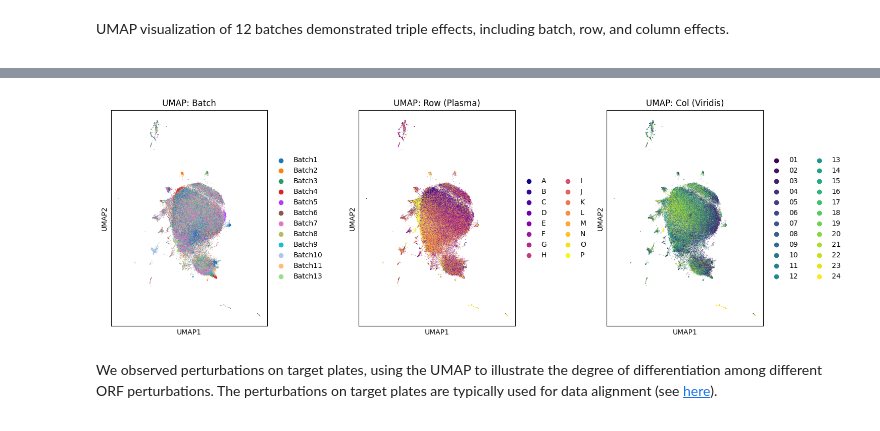
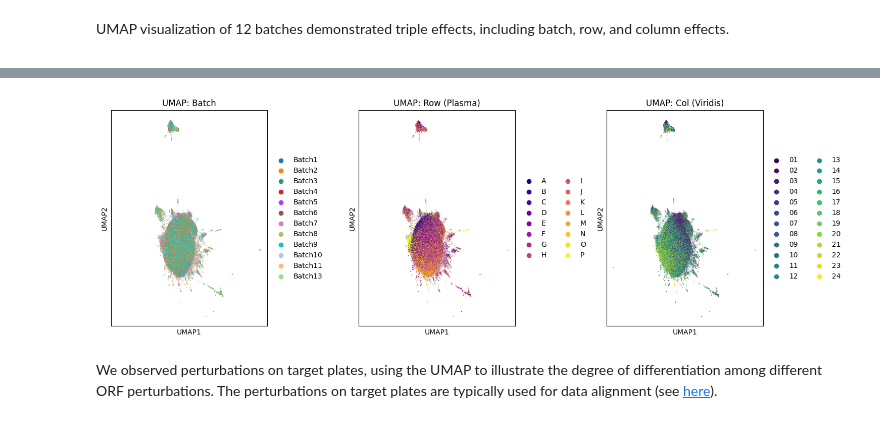
Before and after one commit to BioX-NKU/cpDistiller, a Jupyter notebook: docs/source/Tutorial/batch_row_col/cpDistiller_b_r_c.ipynb, the cells around one changed output, grey strips where cells are left out. Saved outputs shown, nothing was run; the diff lists cells and outputs as text; code cells hidden in the pictures.

```diff
--- a/docs/source/Tutorial/batch_row_col/cpDistiller_b_r_c.ipynb
+++ b/docs/source/Tutorial/batch_row_col/cpDistiller_b_r_c.ipynb
@@ -44,17 +40,27 @@ We used cpDistiller to correct triple effects.
 </div>
 # %%
 data_all = ad.read_h5ad('/data/pub/cell/cpg0016_source4/cpg0016orf.h5ad')
-data_csv = merge_csv('/data/pub/cell/cpg0016_source4/merged_embeddings/')
+data_csv = merge_csv('/data/pub/cell/cpg0016_source4/merged_embeddings_all/')
 data_concat = merge_csv2h5ad(data_csv,data_all)
-data_concat = scale_batch(data_concat)
+data_concat = MAD(data_concat)
 sc.pp.scale(data_concat)
 dat = DataSet(data_concat,batch_size=256,mod=1)
-labeled(data_concat,Mnn=5,Knn=10,bacth_name_list=['batch','row','col'])
-cpDistiller =  cpDistiller_Model(dat,epochs=50,model_path='./ckpts/',reduction='mean',mo='Extractor')
+labeled(data_concat,Mnn=5,Knn=10,Mnn_list=['batch','row','col'],Knn_list=['batch','row','col'])
+cpDistiller =  cpDistiller_Model(dat,epochs=50,model_path='./ckpts/',reduction='mean',mo='cpDistiller-B',name='1000')
+cpDistiller.load_model('/data/ckpts/1000/final_model_ema.ckpt')
 cpDistiller.train()
-cpDistiller.ema.apply()
 result,category = cpDistiller.eval(dat.data)
 name = 'cpDistiller_embeddings'
 data.obsm[name]=result
-cpDistiller.ema.restore()
+sc.pp.neighbors(data, n_neighbors=15, use_rep=name)
+sc.tl.umap(data, random_state=9000, min_dist=0.1)
+plt.figure(figsize=(15, 5))
+sc.pl.umap(data, color="batch", ax=plt.subplot(1, 3, 1), show=False)
+plt.title('UMAP: Batch')
+sc.pl.umap(data, color="row", palette='plasma', ax=plt.subplot(1, 3, 2), show=False)
+plt.title('UMAP: Row (Plasma)')
+sc.pl.umap(data, color="col", palette='viridis', ax=plt.subplot(1, 3, 3), show=False)
+plt.title('UMAP: Col (Viridis)')
+plt.tight_layout()
+plt.show()
 # %% [output]
@@ -78,21 +84,4 @@ cpDistiller.ema.restore()
+[figure, added]
-# %%
-sc.pp.neighbors(data, n_neighbors=15, use_rep=name, metric="cosine")
-sc.tl.umap(data, random_state=9000, min_dist=0.1)
-plt.figure(figsize=(15, 5))
-
-sc.pl.umap(data, color="batch", ax=plt.subplot(1, 3, 1), show=False)
-plt.title('UMAP: Batch')
-
-sc.pl.umap(data, color="row", palette='plasma', ax=plt.subplot(1, 3, 2), show=False)
-plt.title('UMAP: Row (Plasma)')
-
-sc.pl.umap(data, color="col", palette='viridis', ax=plt.subplot(1, 3, 3), show=False)
-plt.title('UMAP: Col (Viridis)')
-
-plt.tight_layout()
-plt.show()
-# %% [output]
-[figure, removed]
 # %% [markdown]
 <div class="alert note">
 <p>
```
Also changed, not shown: parts of 9 cells of this notebook, 20 other files.
